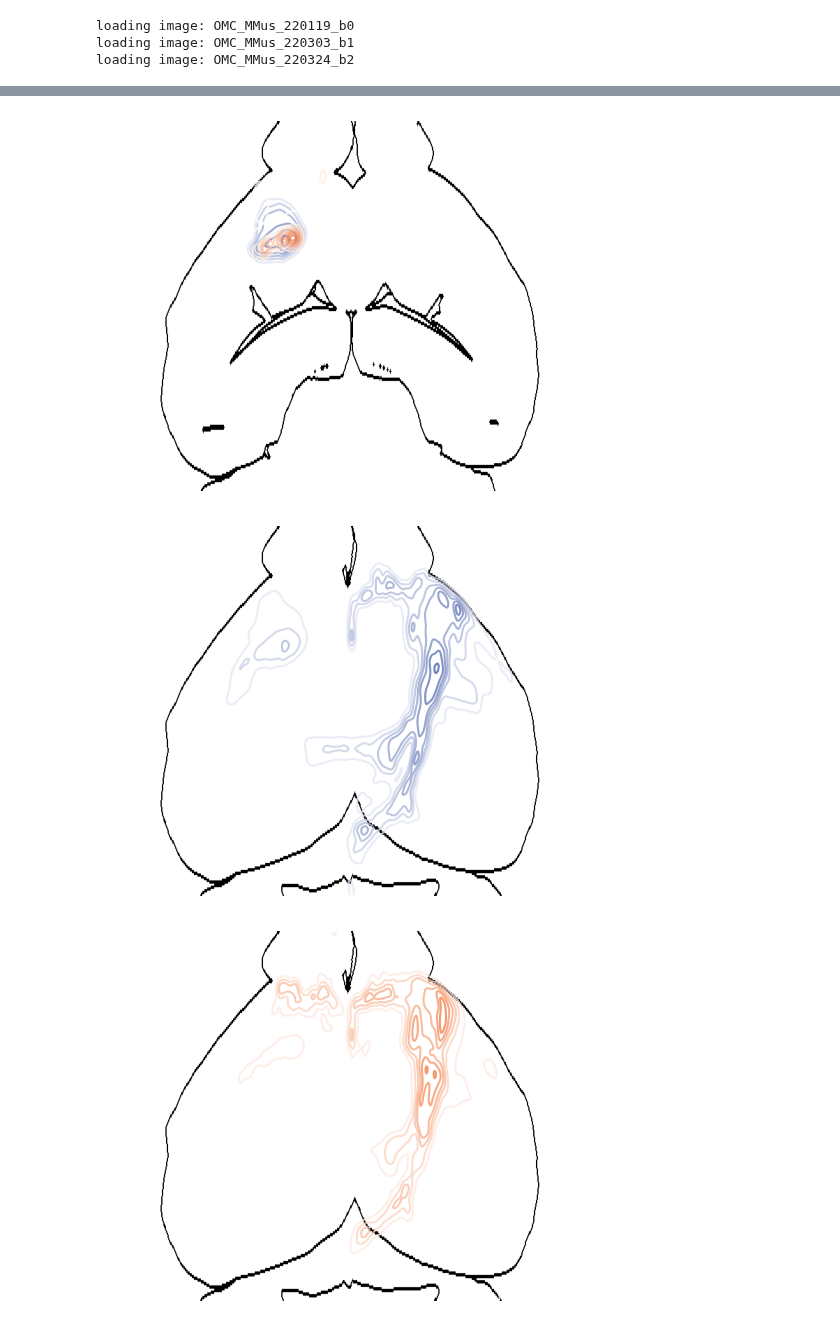
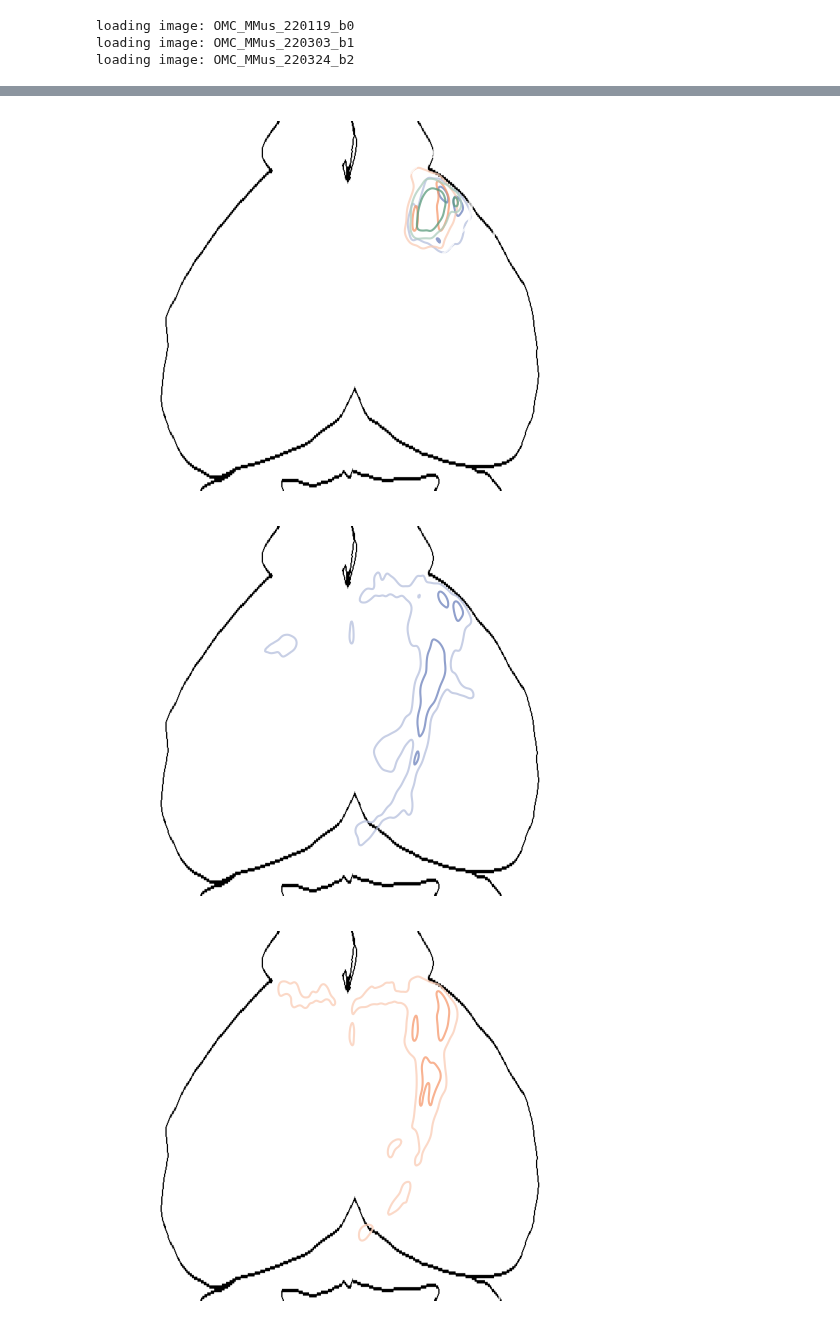
Before and after one commit to eisko/STP_analysis, a Jupyter notebook: Injection_vis.ipynb, the cells around one changed output, grey strips where cells are left out. Saved outputs shown, nothing was run; the diff lists cells and outputs as text; code cells hidden in the pictures.

```diff
--- a/Injection_vis.ipynb
+++ b/Injection_vis.ipynb
@@ -740,37 +700,21 @@ len(masks['inj'])
 # %%
-
-# plot_contour(images, mask_dict=masks, roi="inj", masks_to_plot=["grey", "BS", "STR", "CP", "CTX"], view="front")
-# plt.show()
-
-# plot_contour(images, mask_dict=masks, roi="inj", masks_to_plot=["grey", "BS", "STR", "CP", "CTX"], view="side")
-# plt.show()
 
 im_thr = [threshold_otsu(im) for im in images]
 masks['inj_thr'] = [images[i] > im_thr[i] for i in range(len(images))]
 masks['inj'] = [masks['inj_thr'][i] & masks['OMCi'] for i in range(len(images))] # bitwise operator
 
+plot_contour(images, mask_dict=masks, roi="inj", masks_to_plot=["grey", "BS", "STR", "CP", "CTX"],
+             view="top", ncontours=2)
+plt.savefig(out_path+"mmus_omc_inj_contour.svg", bbox_inches="tight")
+plt.show()
 
 
-
-plot_contour(images, mask_dict=masks, roi="inj", masks_to_plot=["grey", "BS", "STR", "CP", "CTX"], view="top")
-# plt.show()
-
-
-
-
-# for i in range(len(images)):
-#     im = images[i]
-#     m_inj = masks['inj'][i]
-#     masks['inj'+str(i)] = m_inj
-
-# plot_contour([im], mask_dict=masks, roi="inj"+str(i), masks_to_plot=["grey", "BS", "STR", "CP", "CTX"], view="top")
-# plt.show()
 colors = [blue_cmp, orange_cmp, green_cmp]
 
 for i in range(len(images)):
     plot_contour([images[i]], mask_dict=masks, masks_to_plot=["grey", "BS", "STR", "CP", "CTX"],
-                 cmaps=[colors[i]], view="top")
+                 cmaps=[colors[i]], view="top", ncontours=2)
 # %% [output]
-[figure, old version]
+[figure, new version]
-[figure, old version]
+[figure, new version]
-[figure, old version]
+[figure, new version]
```
Also changed, not shown: parts of 8 cells of this notebook, 2 other files.
